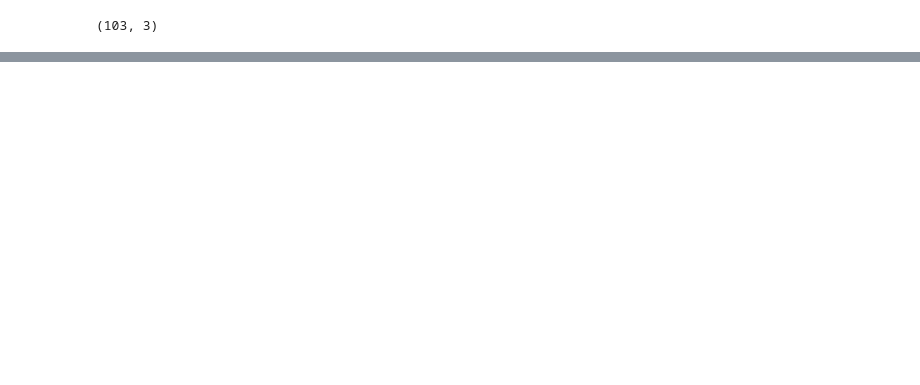
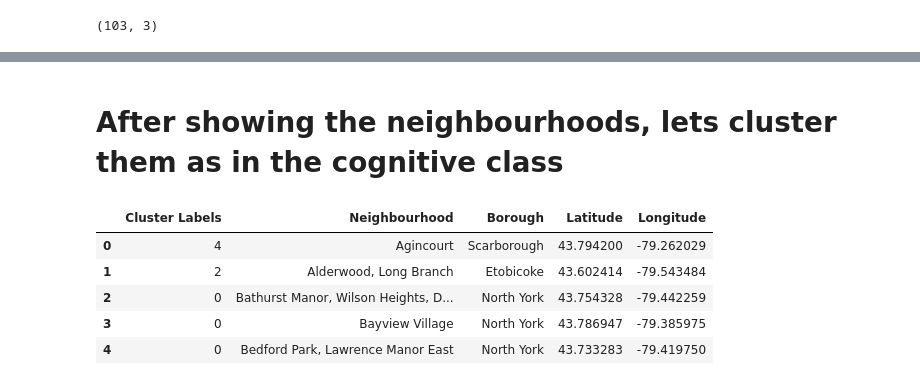
Before and after one commit to lukasweidich/Coursera_Capstone, a Jupyter notebook: peer1.ipynb, the cells around one changed output, grey strips where cells are left out. Cells and saved outputs as stored; diff of their text form; code cells hidden in the pictures; blank space fills up the shorter version.

```diff
--- a/peer1.ipynb
+++ b/peer1.ipynb
@@ -48,0 +61,4 @@ df.shape
+# %%
+# read csv and print head for sanity check
+geo_data = pd.read_csv("Geospatial_Coordinates.csv")
+geo_data.head()
@@ -48,0 +72,4 @@ df.shape
+# %%
+# add columns lat and long to existing dataframe
+neighborhoods = df.set_index('Postal Code').join(geo_data.set_index('Postal Code'))
+neighborhoods.head()
@@ -48,0 +110,48 @@ df.shape
+# %% [markdown]
+# After showing the neighbourhoods, lets cluster them as in the cognitive class
+# %%
+# one hot encoding
+manhattan_onehot = pd.get_dummies(neighborhoods[['Borough']], prefix="", prefix_sep="")
+
+# add neighborhood column back to dataframe
+manhattan_onehot['Neighbourhood'] = neighborhoods['Neighbourhood']
+
+# move neighborhood column to the first column
+fixed_columns = [manhattan_onehot.columns[-1]] + list(manhattan_onehot.columns[:-1])
+manhattan_onehot = manhattan_onehot[fixed_columns]
+
+manhattan_onehot.head()
+
+manhattan_grouped = neighborhoods.groupby('Neighbourhood').mean().reset_index()
+manhattan_grouped
+
+# set number of clusters
+kclusters = 5
+
+manhattan_grouped_clustering = manhattan_grouped.drop('Neighbourhood', 1)
+
+# import k-means from clustering stage
+from sklearn.cluster import KMeans
+
+# run k-means clustering
+kmeans = KMeans(n_clusters=kclusters, random_state=0).fit(manhattan_grouped_clustering)
+
+# check cluster labels generated for each row in the dataframe
+kmeans.labels_[0:10]
+
+# add clustering labels
+manhattan_grouped.insert(0, 'Cluster Labels', kmeans.labels_)
+
+manhattan_merged = neighborhoods
+
+# merge manhattan_grouped with manhattan_data to add latitude/longitude for each neighborhood
+manhattan_merged = manhattan_grouped[["Cluster Labels", "Neighbourhood"]].join(neighborhoods.set_index('Neighbourhood'), on='Neighbourhood', lsuffix='_left', rsuffix='_right')
+
+manhattan_merged.head() # check the last columns!
+# %% [output]
+|  | Cluster Labels | Neighbourhood | Borough | Latitude | Longitude |
+| 0 | 4 | Agincourt | Scarborough | 43.794200 | -79.262029 |
+| 1 | 2 | Alderwood, Long Branch | Etobicoke | 43.602414 | -79.543484 |
+| 2 | 0 | Bathurst Manor, Wilson Heights, D... | North York | 43.754328 | -79.442259 |
+| 3 | 0 | Bayview Village | North York | 43.786947 | -79.385975 |
+| 4 | 0 | Bedford Park, Lawrence Manor East | North York | 43.733283 | -79.419750 |
```
Also changed, not shown: parts of 8 cells of this notebook, 1 other file.
